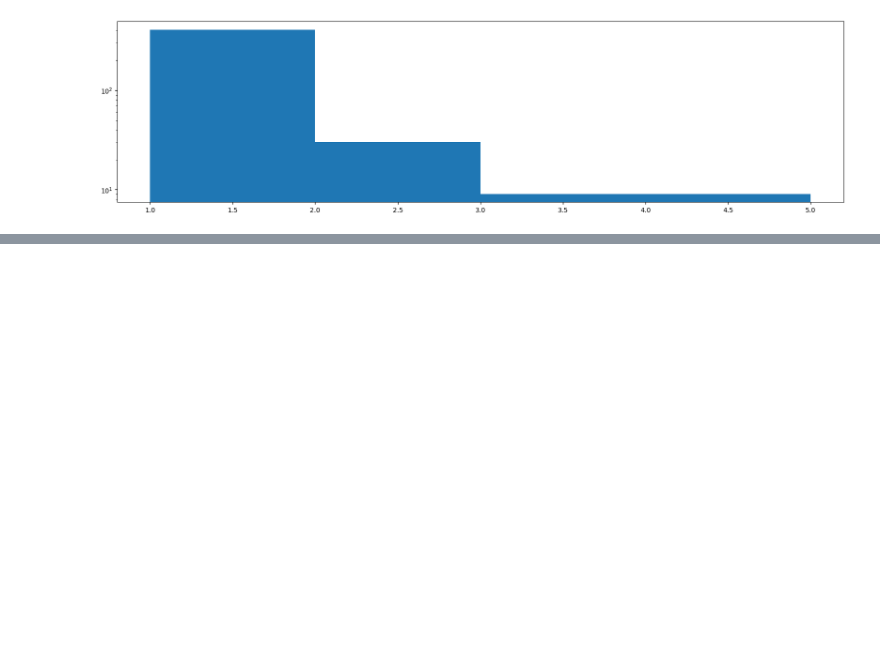
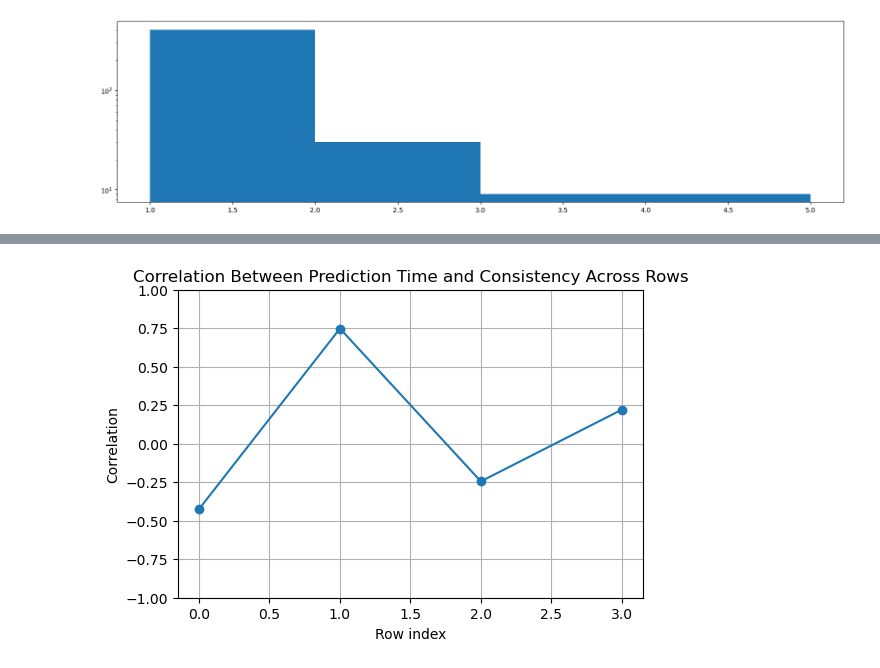
Before and after one commit to seyfdall/Thinned_Rescomp, a Jupyter notebook: scratch.ipynb, the cells around one changed output, grey strips where cells are left out. Saved outputs shown, nothing was run; the diff lists cells and outputs as text; code cells hidden in the pictures; blank space fills up the shorter version.

```diff
--- a/scratch.ipynb
+++ b/scratch.ipynb
@@ -209,0 +285,13 @@ Sizes of SCCs: [1 2 3 5]
+# %%
+row_corr_vals = [rc.loc["prediction_time", "consistency"] for rc in row_corrs]
+
+plt.figure(figsize=(6,4))
+plt.plot(range(len(row_corr_vals)), row_corr_vals, marker='o')
+plt.xlabel("Row index")
+plt.ylabel("Correlation")
+plt.title("Correlation Between Prediction Time and Consistency Across Rows")
+plt.ylim(-1, 1)
+plt.grid(True)
+plt.show()
+# %% [output]
+[figure, added]
```
Also changed, not shown: parts of 7 cells of this notebook, 2 other files.
